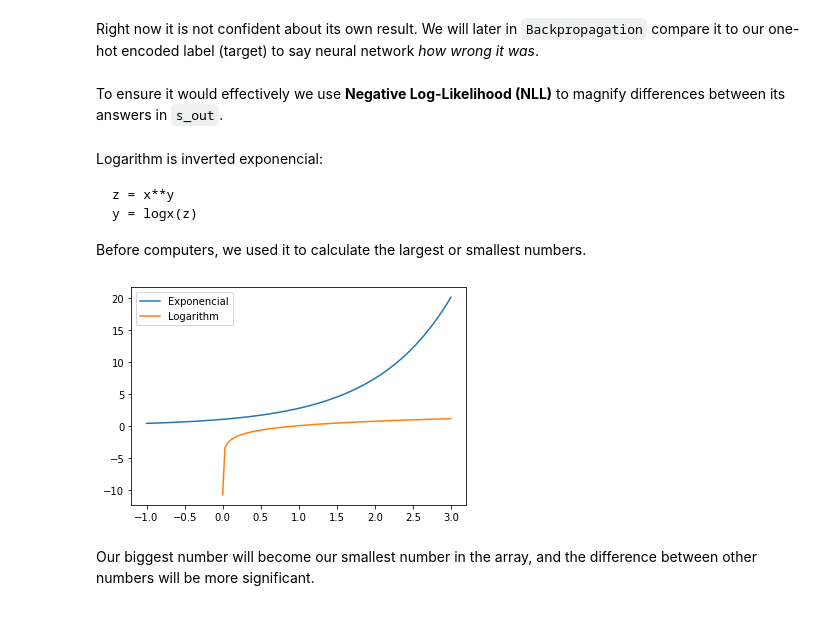
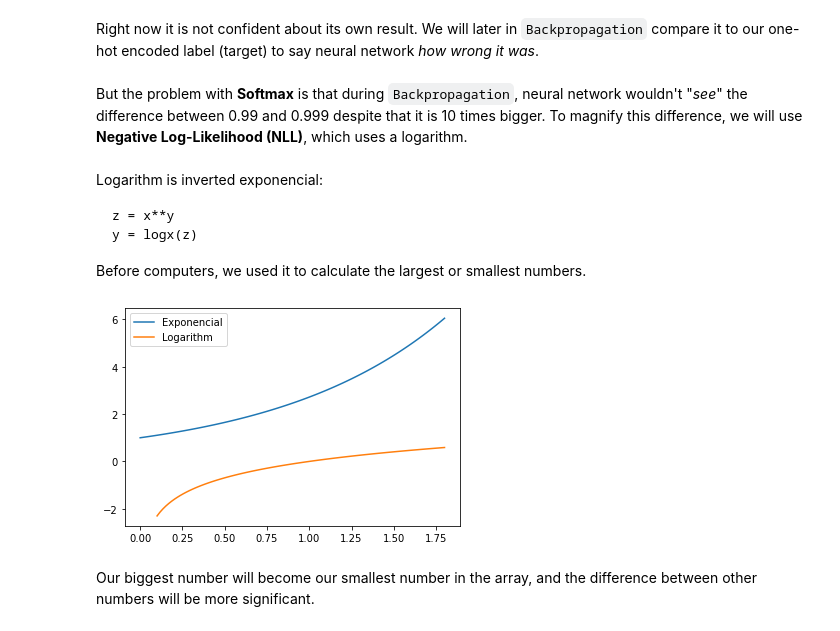
Before and after one commit to ludius0/my-blog, a Jupyter notebook: _notebooks/2020-12-14-Neural-network-from-scratch.ipynb, the cells around one changed output. Cells and saved outputs as stored; diff of their text form; code cells hidden in the pictures.

```diff
--- a/_notebooks/2020-12-14-Neural-network-from-scratch.ipynb
+++ b/_notebooks/2020-12-14-Neural-network-from-scratch.ipynb
@@ -360,8 +352,8 @@ print(f"{round(100 * s_out[0][output], 4)}%")
 30.8371%
 # %% [markdown]
 Right now it is not confident about its own result. We will later in `Backpropagation` compare it to our one-hot encoded label (target) to say neural network *how wrong it was*.
-# %% [markdown]
-To ensure it would effectively we use **Negative Log-Likelihood (NLL)** to magnify differences between its answers in `s_out`.
+# %% [markdown]
+But the problem with **Softmax** is that during `Backpropagation`, neural network wouldn't "*see*" the difference between 0.99 and 0.999 despite that it is 10 times bigger. To magnify this difference, we will use **Negative Log-Likelihood (NLL)**, which uses a logarithm.
 # %%
 nll_loss = lambda x: np.log(x)
 # %% [markdown]
@@ -373,16 +365,16 @@ y = logx(z)
 Before computers, we used it to calculate the largest or smallest numbers.
 # %%
 #hide-input
-x = np.linspace(-1, 3, 100)
+x = np.linspace(0, 1.8, 100)
 y = np.exp(x)
 plt.plot(x, y)
-x = np.linspace(0.00002, 3, 100)
+x = np.linspace(0.1, 1.8, 100)
 y = np.log(x)
 plt.plot(x, y)
 plt.legend(["Exponencial", "Logarithm"])
 plt.show()
 # %% [output]
-[figure, old version]
+[figure, new version]
 # %% [markdown]
 Our biggest number will become our smallest number in the array, and the difference between other numbers will be more significant.
 # %%
```
Also changed, not shown: parts of 2 cells of this notebook, 4 other files.
